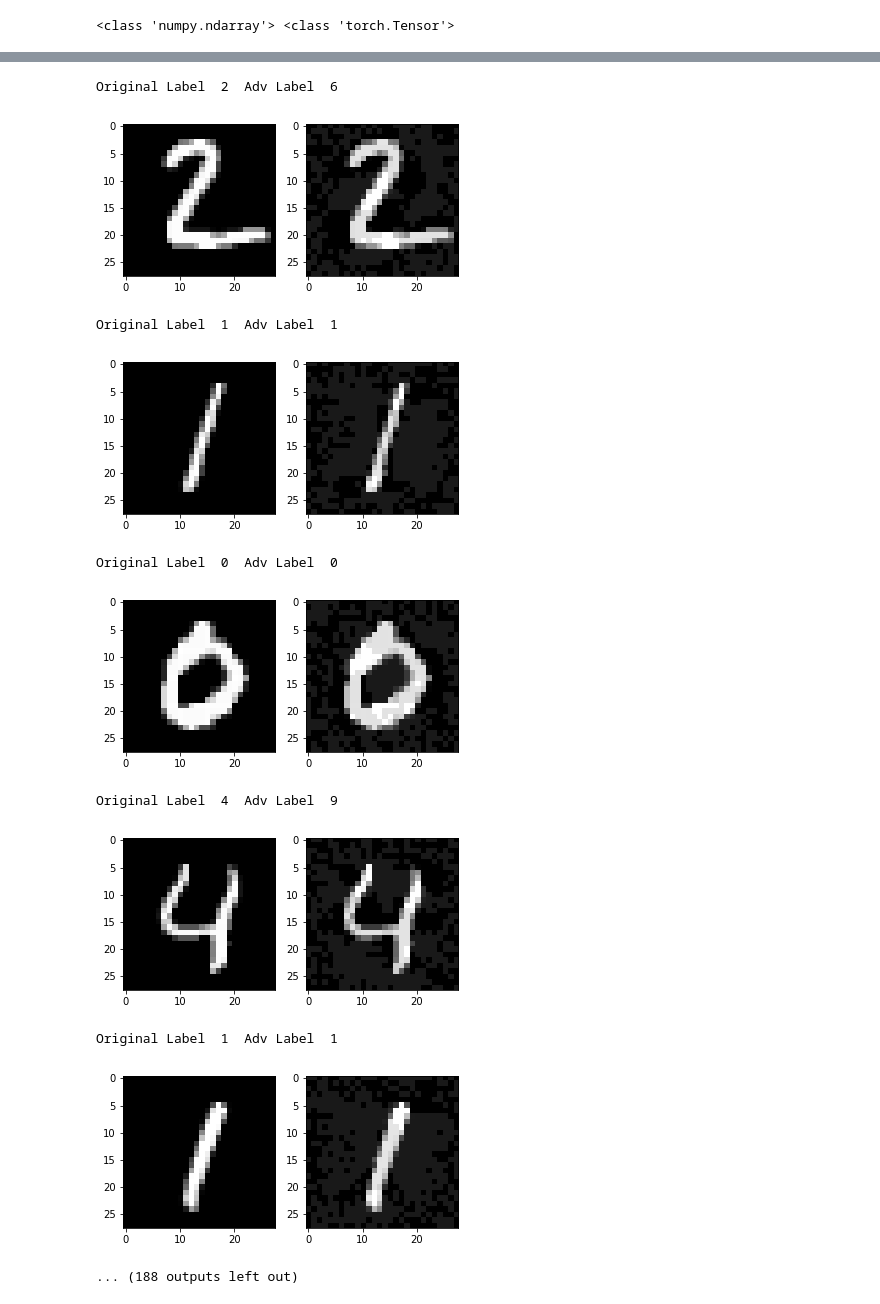
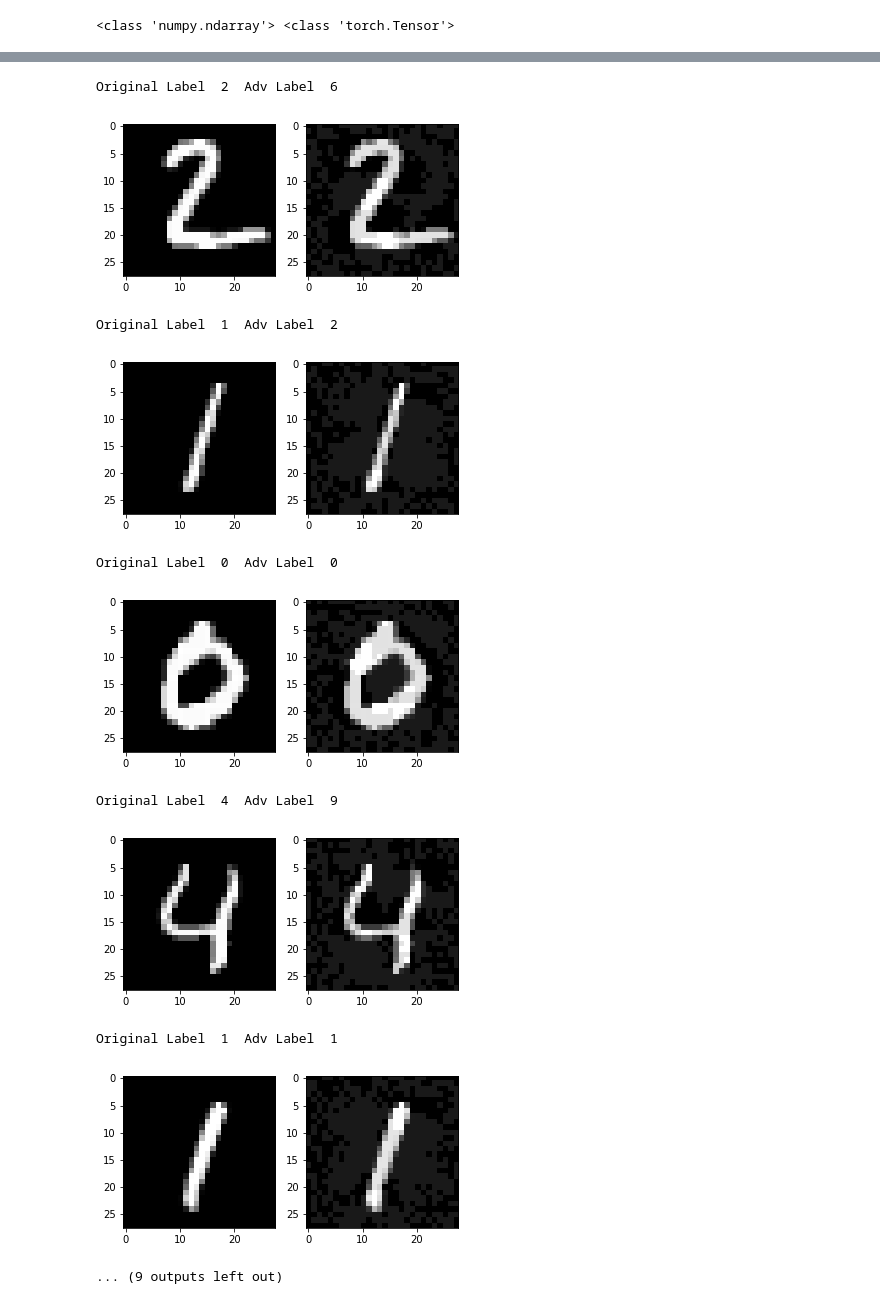
Before and after one commit to ferjad/FGSM_pytorch, a Jupyter notebook: FGSM.ipynb, the cells around one changed output, grey strips where cells are left out. Cells and saved outputs as stored; diff of their text form; code cells hidden in the pictures.

```diff
--- a/FGSM.ipynb
+++ b/FGSM.ipynb
@@ -11,9 +11,11 @@ import pickle
 # %%
 train_dataset=datasets.MNIST(root='./data',
                             train=True,
+                            download=True,
                             transform=transforms.ToTensor())
 test_dataset=datasets.MNIST(root='./data',
                           train=False,
+                          download=True,
                           transform=transforms.ToTensor())
 # %%
 batch_size=100
@@ -116,7 +118,7 @@ for images,labels in test_loader:
     images_all.append([images.view(-1,28,28).detach().cpu().numpy(),labels])
     adv_all.append([x_adversarial.view(-1,28,28).cpu().numpy(),adversarial_pred])
 
-    correct+=(predictions==y_pred_adverserial).sum()
+    correct+=(predictions==adversarial_pred).sum()
     total+=len(predictions)
 print("Error Rate is ",float(total-correct)*100/total)
 # %% [output]
@@ -128,7 +130,7 @@ print(type(curr),type(label))
 # %% [output]
 <class 'numpy.ndarray'> <class 'torch.Tensor'>
 # %%
-for a in range(100):
+for a in range(10):
     plt.figure()
     plt.subplot(121)
     plt.imshow(curr[a],cmap='gray')
@@ -145,11 +147,11 @@ Original Label  7  Adv Label  7
 Original Label  2  Adv Label  6
-[figure, old version]
+[figure, new version]
-Original Label  1  Adv Label  1
+Original Label  1  Adv Label  2
-[figure, old version]
+[figure, new version]
 Original Label  0  Adv Label  0
-[figure, old version]
+[figure, new version]
 Original Label  4  Adv Label  9
-[figure, old version]
+[figure, new version]
 Original Label  1  Adv Label  1
-[figure, old version]
+[figure, new version]
-... (188 outputs left out)
+... (9 outputs left out)
```
Also changed, not shown: parts of 8 cells of this notebook, 2 other files.
